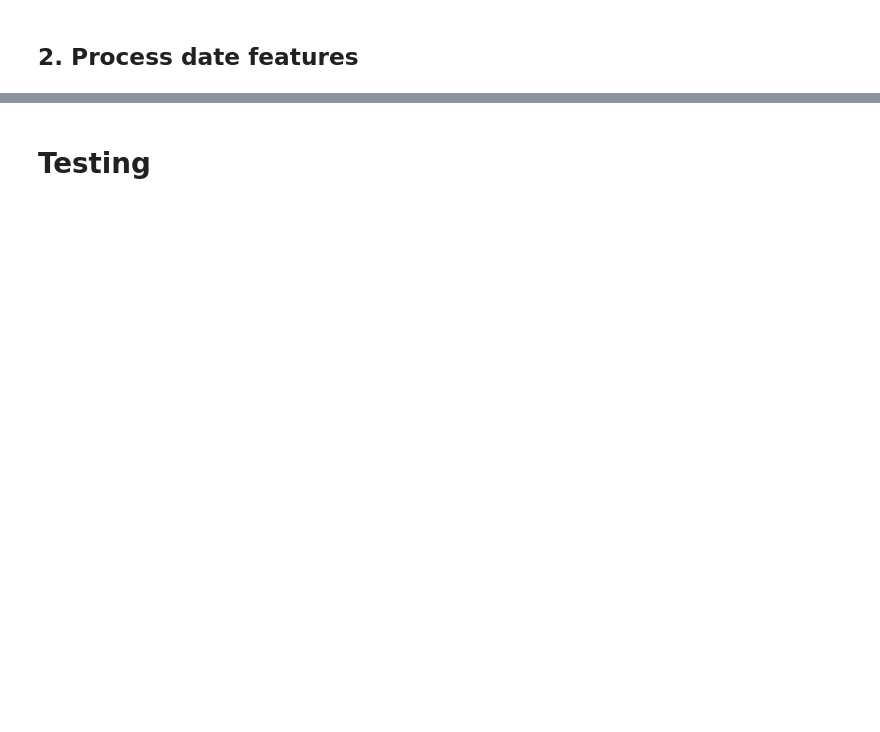
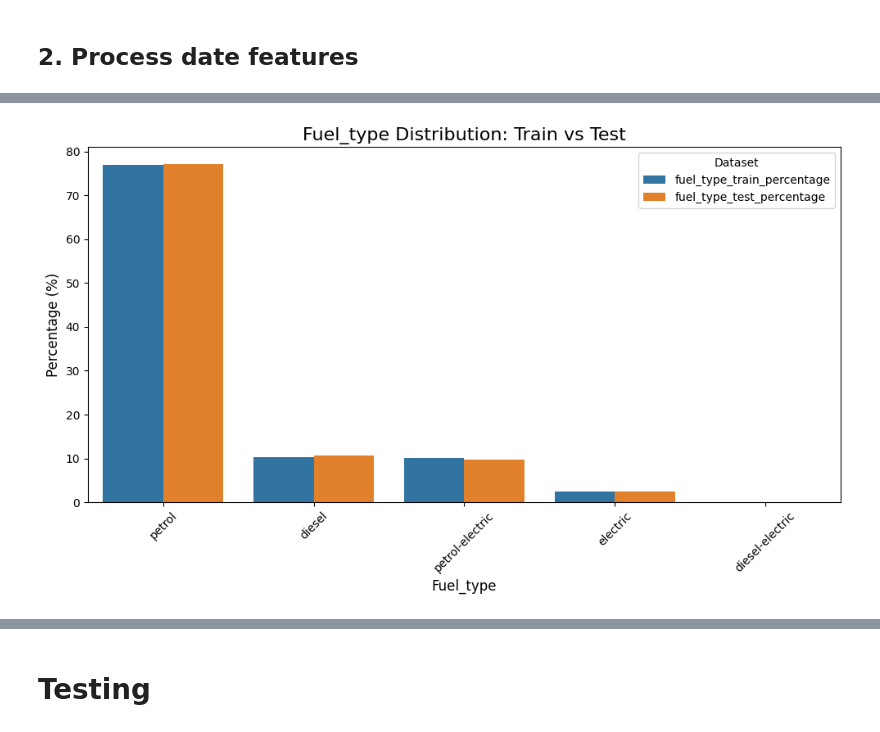
Before and after one commit to Klasnov/regression_predict, a Jupyter notebook: process+train+test.ipynb, the cells around one changed output, grey strips where cells are left out. Cells and saved outputs as stored; diff of their text form; code cells hidden in the pictures; blank space fills up the shorter version.

```diff
--- a/process+train+test.ipynb
+++ b/process+train+test.ipynb
@@ -68,0 +279,5 @@ df_test = proce_date(df_test)
+# %%
+# plotting the distribution after imputation
+plot_feature_distribution(df_train, df_test, 'fuel_type')
+# %% [output]
+[figure, added]
```
Also changed, not shown: parts of 54 cells of this notebook, 5 other files.
